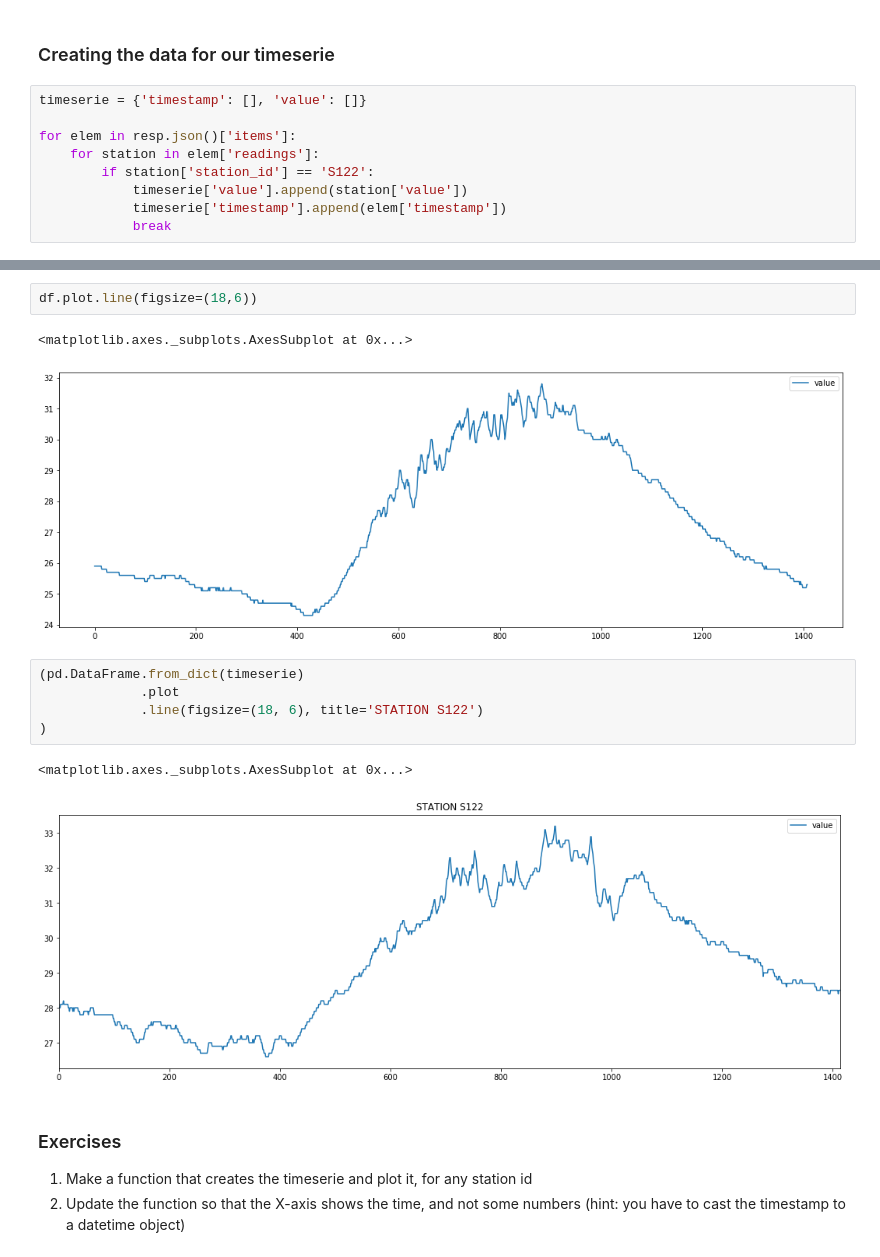
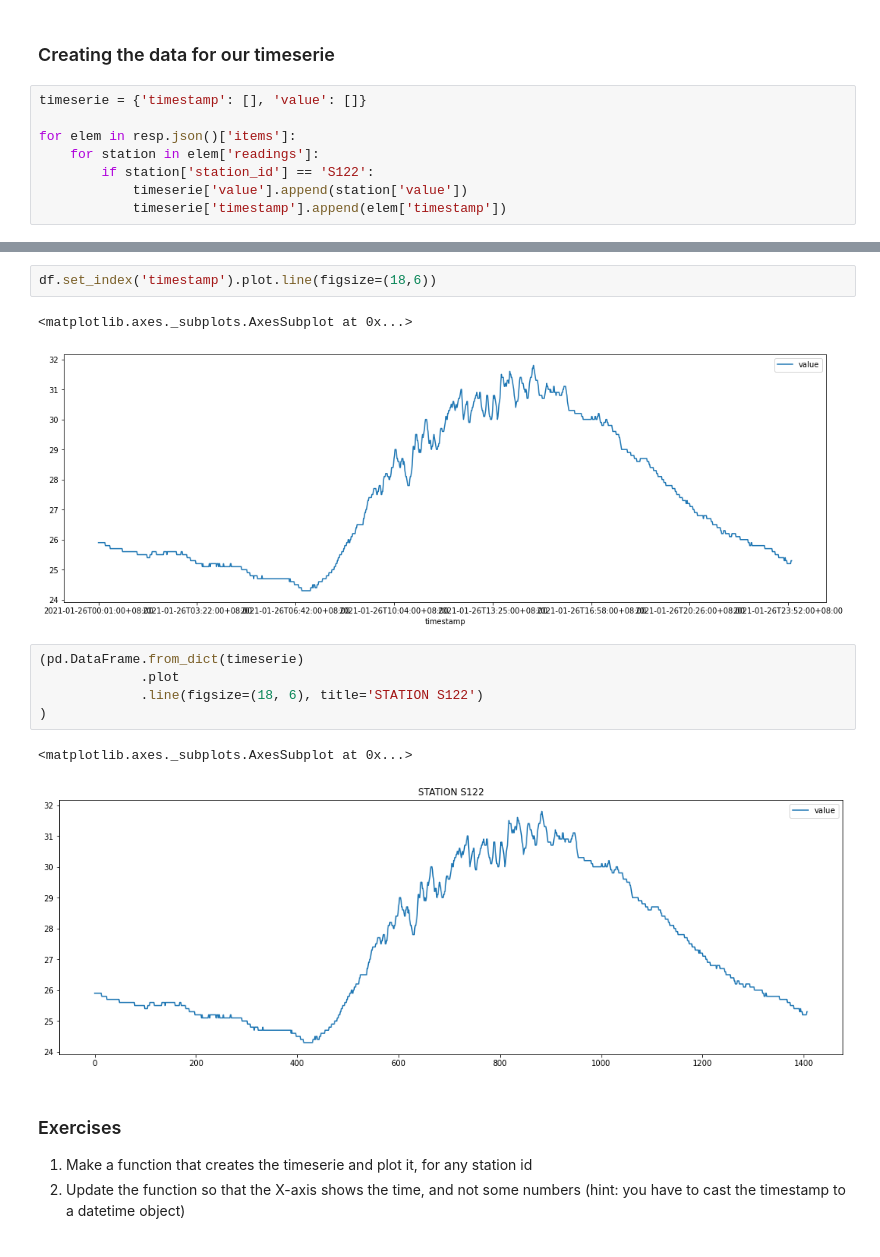
Before and after one commit to arwalokhandwala/intro-to-python, a Jupyter notebook: python-beginner.ipynb, the cells around one changed output, grey strips where cells are left out. Drawn from its saved outputs; the diff is of its cells as text.

```diff
--- a/python-beginner.ipynb
+++ b/python-beginner.ipynb
@@ -781,4 +676,3 @@ for elem in resp.json()['items']:
         if station['station_id'] == 'S122':
             timeserie['value'].append(station['value'])
             timeserie['timestamp'].append(elem['timestamp'])
-            break
@@ -791,8 +709,8 @@ df = pd.DataFrame.from_dict(timeserie)
 # %%
-df.plot.line(figsize=(18,6))
+df.set_index('timestamp').plot.line(figsize=(18,6))
 # %% [output]
 <matplotlib.axes._subplots.AxesSubplot at 0x...>
-[figure, old version]
+[figure, new version]
 # %%
 (pd.DataFrame.from_dict(timeserie)
              .plot
@@ -800,7 +718,7 @@ df.plot.line(figsize=(18,6))
 )
 # %% [output]
 <matplotlib.axes._subplots.AxesSubplot at 0x...>
-[figure, old version]
+[figure, new version]
 # %% [markdown]
 ### Exercises
 
```
Also changed, not shown: parts of 41 cells of this notebook.
